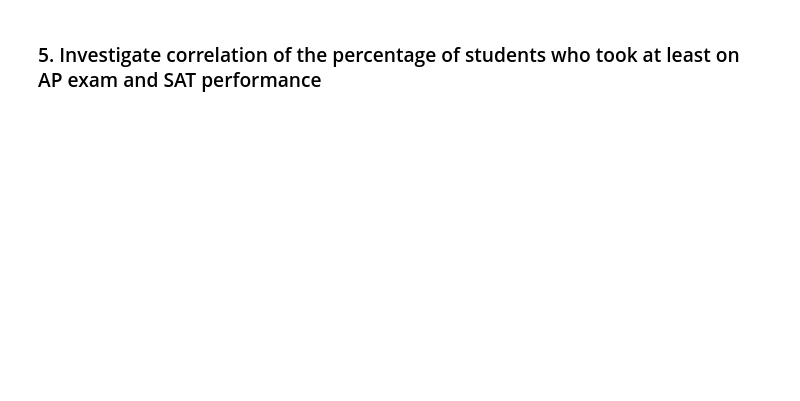
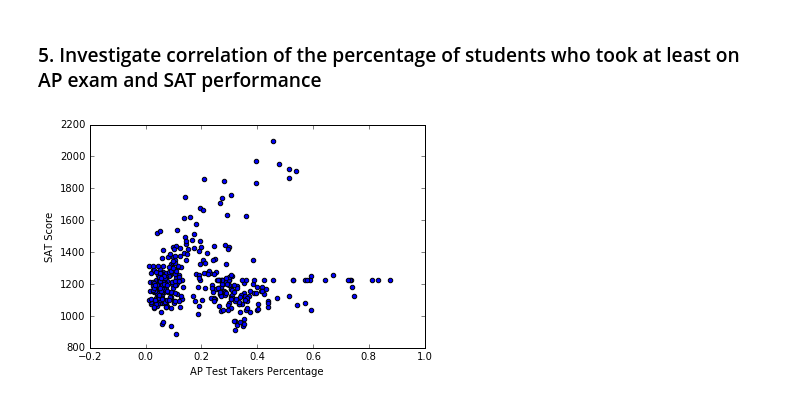
Before and after one commit to llwang8/Data_Science_Portfolio, a Jupyter notebook: DataCleaning/Project_ Analyzing NYC High School Data/Schools.ipynb, the cells around one changed output. Cells and saved outputs as stored; diff of their text form; code cells hidden in the pictures; blank space fills up the shorter version.

Commit message:
update NYC high school data analysis with female percentage and AP test taker percentage analysis

```diff
--- a/DataCleaning/Project_ Analyzing NYC High School Data/Schools.ipynb
+++ b/DataCleaning/Project_ Analyzing NYC High School Data/Schools.ipynb
@@ -397,2 +418,11 @@ Name: school_name, dtype: object
 # %% [markdown]
 ### 5.  Investigate correlation of the percentage of students who took at least on AP exam and SAT performance
+# %%
+combined['ap_per'] = combined['AP Test Takers '] / combined['total_enrollment']
+fig, ax = plt.subplots()
+ax.scatter(combined['ap_per'], combined['sat_score'])
+ax.set_xlabel('AP Test Takers Percentage')
+ax.set_ylabel('SAT Score')
+plt.show()
+# %% [output]
+[figure, added]
```
Also changed, not shown: parts of 2 cells of this notebook, 3 other files.
